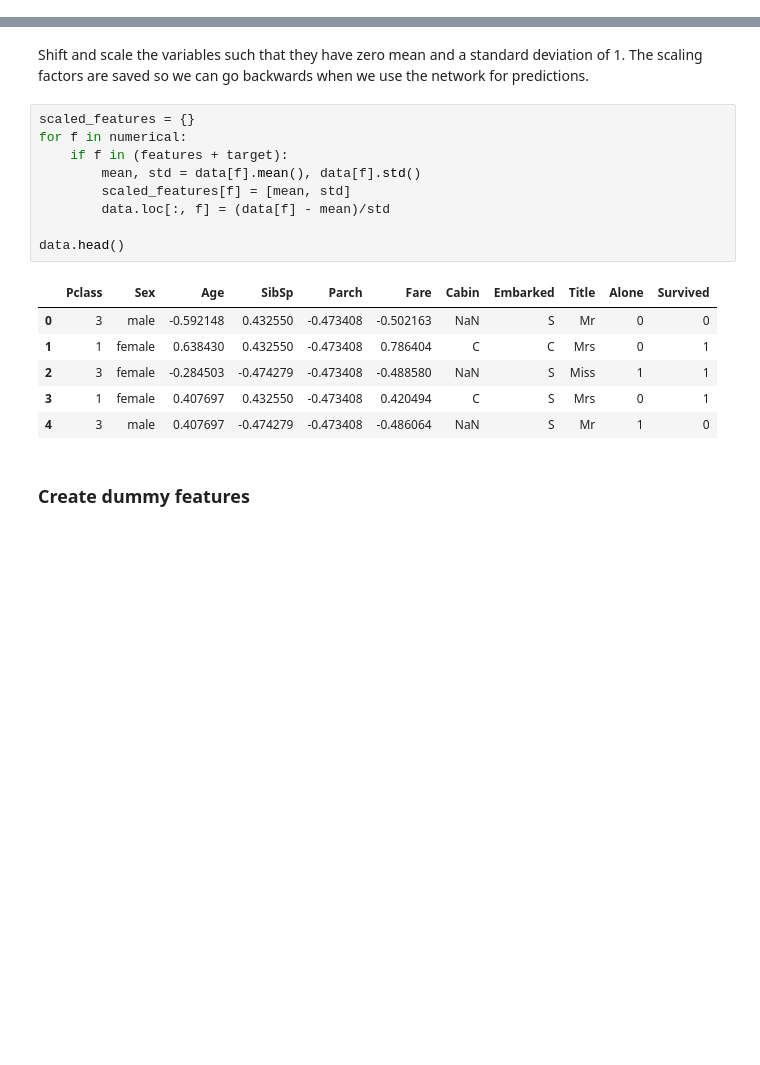
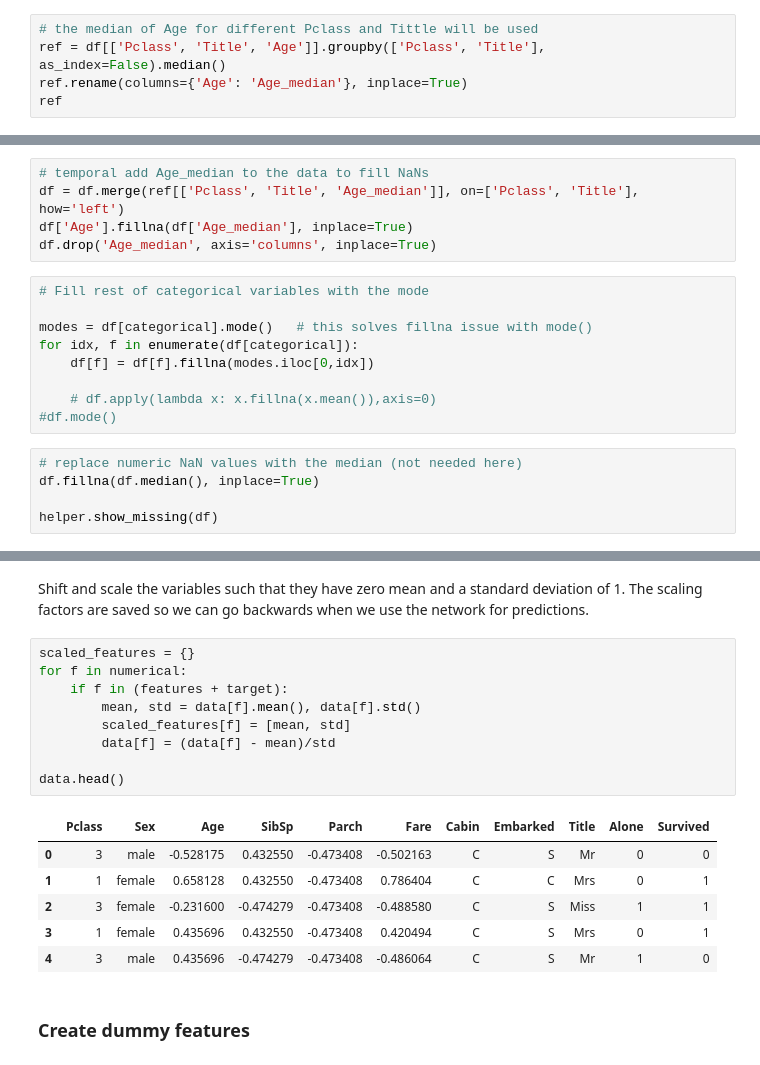
Before and after one commit to angelmtenor/data-science-keras, a Jupyter notebook: titanic.ipynb, the cells around one changed output, grey strips where cells are left out. Cells and saved outputs as stored; diff of their text form; blank space fills up the shorter version.

```diff
--- a/titanic.ipynb
+++ b/titanic.ipynb
@@ -154,0 +128,5 @@ Binary target: ~38% ones, ~62% ones. F1 score won't be used.
+# %%
+# the median of Age for different Pclass and Tittle will be used
+ref = df[['Pclass', 'Title', 'Age']].groupby(['Pclass', 'Title'], as_index=False).median()
+ref.rename(columns={'Age': 'Age_median'}, inplace=True)
+ref
@@ -154,0 +147,19 @@ Binary target: ~38% ones, ~62% ones. F1 score won't be used.
+# %%
+# temporal add Age_median to the data to fill NaNs
+df = df.merge(ref[['Pclass', 'Title', 'Age_median']], on=['Pclass', 'Title'], how='left')
+df['Age'].fillna(df['Age_median'], inplace=True)
+df.drop('Age_median', axis='columns', inplace=True)
+# %%
+# Fill rest of categorical variables with the mode
+
+modes = df[categorical].mode()   # this solves fillna issue with mode()
+for idx, f in enumerate(df[categorical]):
+    df[f] = df[f].fillna(modes.iloc[0,idx])
+
+    # df.apply(lambda x: x.fillna(x.mean()),axis=0)
+#df.mode()
+# %%
+# replace numeric NaN values with the median (not needed here)
+df.fillna(df.median(), inplace=True)
+
+helper.show_missing(df)
@@ -206,19 +219,19 @@ Shift and scale the variables such that they have zero mean and a standard devia
 # %%
 scaled_features = {}
 for f in numerical:
     if f in (features + target):
         mean, std = data[f].mean(), data[f].std()
         scaled_features[f] = [mean, std]
-        data.loc[:, f] = (data[f] - mean)/std
+        data[f] = (data[f] - mean)/std
 
 data.head()
 # %% [output]
 |  | Pclass | Sex | Age | SibSp | Parch | Fare | Cabin | Embarked | Title | Alone | Survived |
-| 0 | 3 | male | -0.592148 | 0.432550 | -0.473408 | -0.502163 | NaN | S | Mr | 0 | 0 |
-| 1 | 1 | female | 0.638430 | 0.432550 | -0.473408 | 0.786404 | C | C | Mrs | 0 | 1 |
-| 2 | 3 | female | -0.284503 | -0.474279 | -0.473408 | -0.488580 | NaN | S | Miss | 1 | 1 |
-| 3 | 1 | female | 0.407697 | 0.432550 | -0.473408 | 0.420494 | C | S | Mrs | 0 | 1 |
-| 4 | 3 | male | 0.407697 | -0.474279 | -0.473408 | -0.486064 | NaN | S | Mr | 1 | 0 |
+| 0 | 3 | male | -0.528175 | 0.432550 | -0.473408 | -0.502163 | C | S | Mr | 0 | 0 |
+| 1 | 1 | female | 0.658128 | 0.432550 | -0.473408 | 0.786404 | C | C | Mrs | 0 | 1 |
+| 2 | 3 | female | -0.231600 | -0.474279 | -0.473408 | -0.488580 | C | S | Miss | 1 | 1 |
+| 3 | 1 | female | 0.435696 | 0.432550 | -0.473408 | 0.420494 | C | S | Mrs | 0 | 1 |
+| 4 | 3 | male | 0.435696 | -0.474279 | -0.473408 | -0.486064 | C | S | Mr | 1 | 0 |
 # %% [markdown]
 ### Create dummy features
 # %%
```
Also changed, not shown: parts of 31 cells of this notebook, 1 other file.
